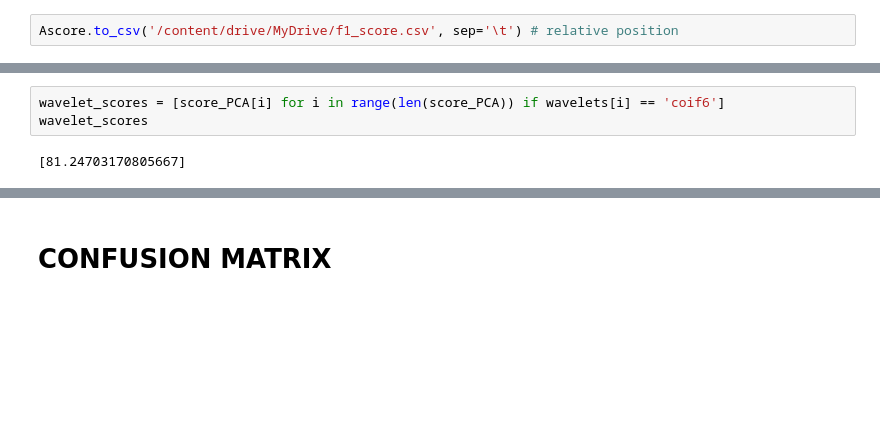
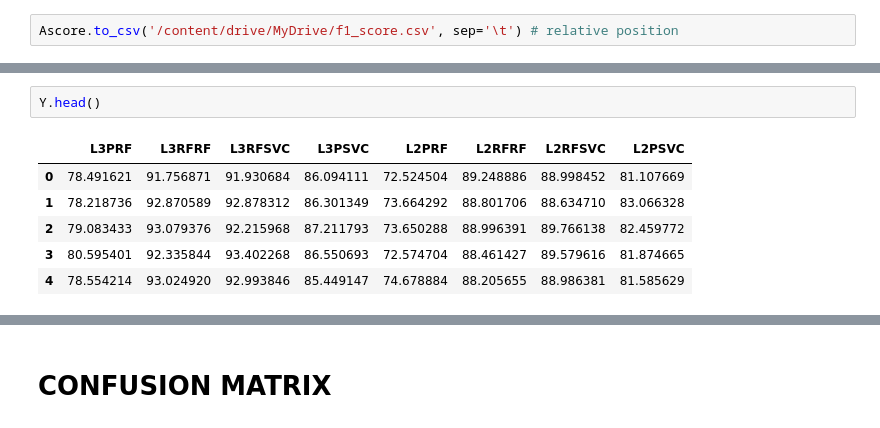
Before and after one commit to AbbasHussain72/Wavelet-featre-extraction-, a Jupyter notebook: current_wavelet_Transform_Technique.ipynb, the cells around one changed output, grey strips where cells are left out. Saved outputs shown, nothing was run; the diff lists cells and outputs as text; blank space fills up the shorter version.

```diff
--- a/current_wavelet_Transform_Technique.ipynb
+++ b/current_wavelet_Transform_Technique.ipynb
@@ -865,5 +769,9 @@ plt.show()
-# %%
-wavelet_scores = [score_PCA[i] for i in range(len(score_PCA)) if wavelets[i] == 'coif6']
-wavelet_scores
-# %% [output]
-[81.24703170805667]
+# %%
+Y.head()
+# %% [output]
+|  | L3PRF | L3RFRF | L3RFSVC | L3PSVC | L2PRF | L2RFRF | L2RFSVC | L2PSVC |
+| 0 | 78.491621 | 91.756871 | 91.930684 | 86.094111 | 72.524504 | 89.248886 | 88.998452 | 81.107669 |
+| 1 | 78.218736 | 92.870589 | 92.878312 | 86.301349 | 73.664292 | 88.801706 | 88.634710 | 83.066328 |
+| 2 | 79.083433 | 93.079376 | 92.215968 | 87.211793 | 73.650288 | 88.996391 | 89.766138 | 82.459772 |
+| 3 | 80.595401 | 92.335844 | 93.402268 | 86.550693 | 72.574704 | 88.461427 | 89.579616 | 81.874665 |
+| 4 | 78.554214 | 93.024920 | 92.993846 | 85.449147 | 74.678884 | 88.205655 | 88.986381 | 81.585629 |
```
Also changed, not shown: parts of 7 cells of this notebook.
